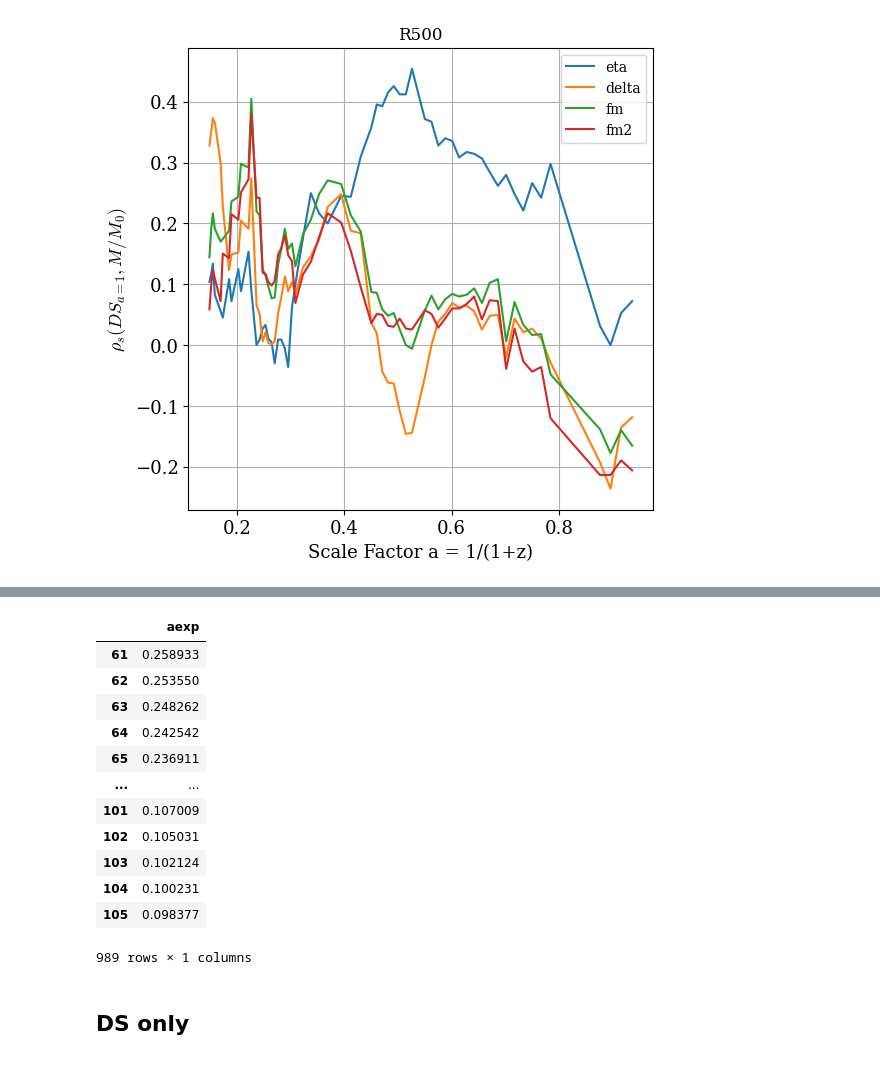
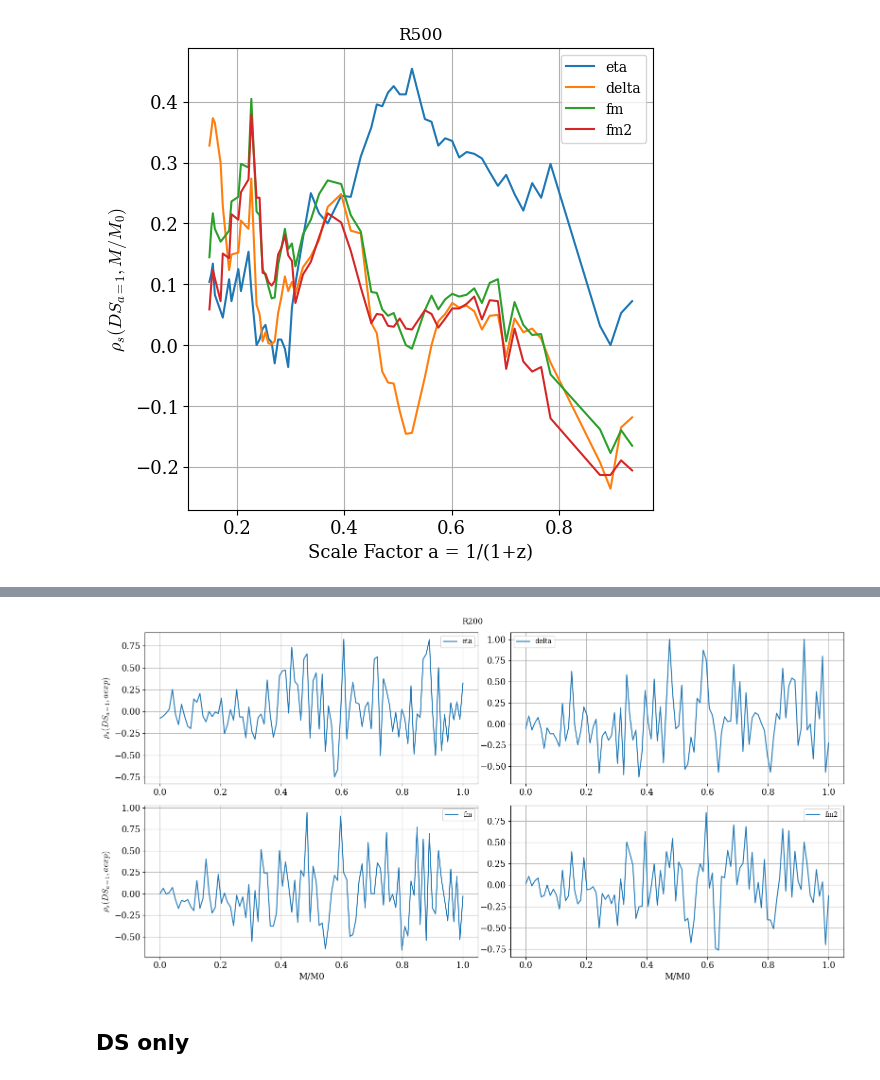
Before and after one commit to Kabelo-T/cluster_morph, a Jupyter notebook: cluster_morphs.ipynb, the cells around one changed output, grey strips where cells are left out. Saved outputs shown, nothing was run; the diff lists cells and outputs as text; code cells hidden in the pictures.

Commit message:
made rho(ds, aexp) vs mm0 plots

```diff
--- a/cluster_morphs.ipynb
+++ b/cluster_morphs.ipynb
@@ -344,10 +210,11 @@ for m in mm0:
     mm0_dict[m] = pd.DataFrame(columns=['aexp'])
 # %%
+tol = 1e-2
 for mah in mah_df_list:
+    # For each row in each mah snap, if it is close to an mm0 value then go to
+    # dataframe at corresponding mm0_dict key and add the row(s) to that df.
+    # In the end, for each mm0 value there is a df of aexp values.
     for m in mm0:
-        # print("MM0 ", m)
         err = np.abs((mah['M/M0'] - m))
         mask = err < tol
-        # print('mask...')
-        # print(np.sum(mask.astype(int)))
         mm0_dict[m] = pd.concat([mm0_dict[m], mah['aexp'][mask]])
@@ -375,16 +220,0 @@ for val in mm0:
-# %%
-mm0_dict[mm0[5]]
-# %% [output]
-|  | aexp |
-| 61 | 0.258933 |
-| 62 | 0.253550 |
-| 63 | 0.248262 |
-| 64 | 0.242542 |
-| 65 | 0.236911 |
-| ... | ... |
-| 101 | 0.107009 |
-| 102 | 0.105031 |
-| 103 | 0.102124 |
-| 104 | 0.100231 |
-| 105 | 0.098377 |
-989 rows × 1 columns
@@ -391,3 +234,46 @@ mm0_dict[mm0[5]]
+# %%
+ds_aexp_corrs = {}
+for k, v in ds_aexp_dict.items():
+    ds_aexp_corrs[k] = v.corr(method='spearman')
+# %%
+eta_200 = [df.loc['eta_200[3]', 'aexp'] for _, df in ds_aexp_corrs.items()]
+delta_200 = [df.loc['delta_200[4]', 'aexp'] for _, df in ds_aexp_corrs.items()]
+fm_200 = [df.loc['fm_200[5]', 'aexp'] for _, df in ds_aexp_corrs.items()]
+fm2_200 = [df.loc['fm2_200[6]', 'aexp'] for _, df in ds_aexp_corrs.items()]
+eta_500 = [df.loc['eta_500[8]', 'aexp'] for _, df in ds_aexp_corrs.items()]
+delta_500 = [df.loc['delta_500[9]', 'aexp'] for _, df in ds_aexp_corrs.items()]
+fm_500 = [df.loc['fm_500[10]', 'aexp'] for _, df in ds_aexp_corrs.items()]
+fm2_500 = [df.loc['fm2_500[11]', 'aexp'] for _, df in ds_aexp_corrs.items()]
+# %%
+fig, axs = plt.subplots(nrows=2, ncols=2, figsize=(16, 8))
+fig.suptitle('R200')
+
+axs[0, 0].plot(mm0, eta_200, label='eta')
+axs[0, 0].grid()
+axs[0, 0].legend()
+
+axs[0, 1].plot(mm0, delta_200, label='delta')
+axs[0, 1].grid()
+axs[0, 1].legend()
+
+axs[1, 0].plot(mm0, fm_200, label='fm')
+axs[1, 0].grid()
+axs[1, 0].legend()
+
+axs[1, 1].plot(mm0, fm2_200, label='fm2')
+axs[1, 1].grid()
+axs[1, 1].legend()
+
+axs[1, 0].set_xlabel('M/M0')
+axs[1, 1].set_xlabel('M/M0')
+axs[0, 0].set_ylabel(r'$\rho_s (DS_{a=1},aexp)$')
+axs[1, 0].set_ylabel(r'$\rho_s (DS_{a=1},aexp)$')
+
+plt.tight_layout()
+plt.legend()
+plt.show()
+# %% [output]
+[figure, added]
 # %% [markdown]
 ## DS only
 # %%
```
Also changed, not shown: parts of 12 cells of this notebook.
